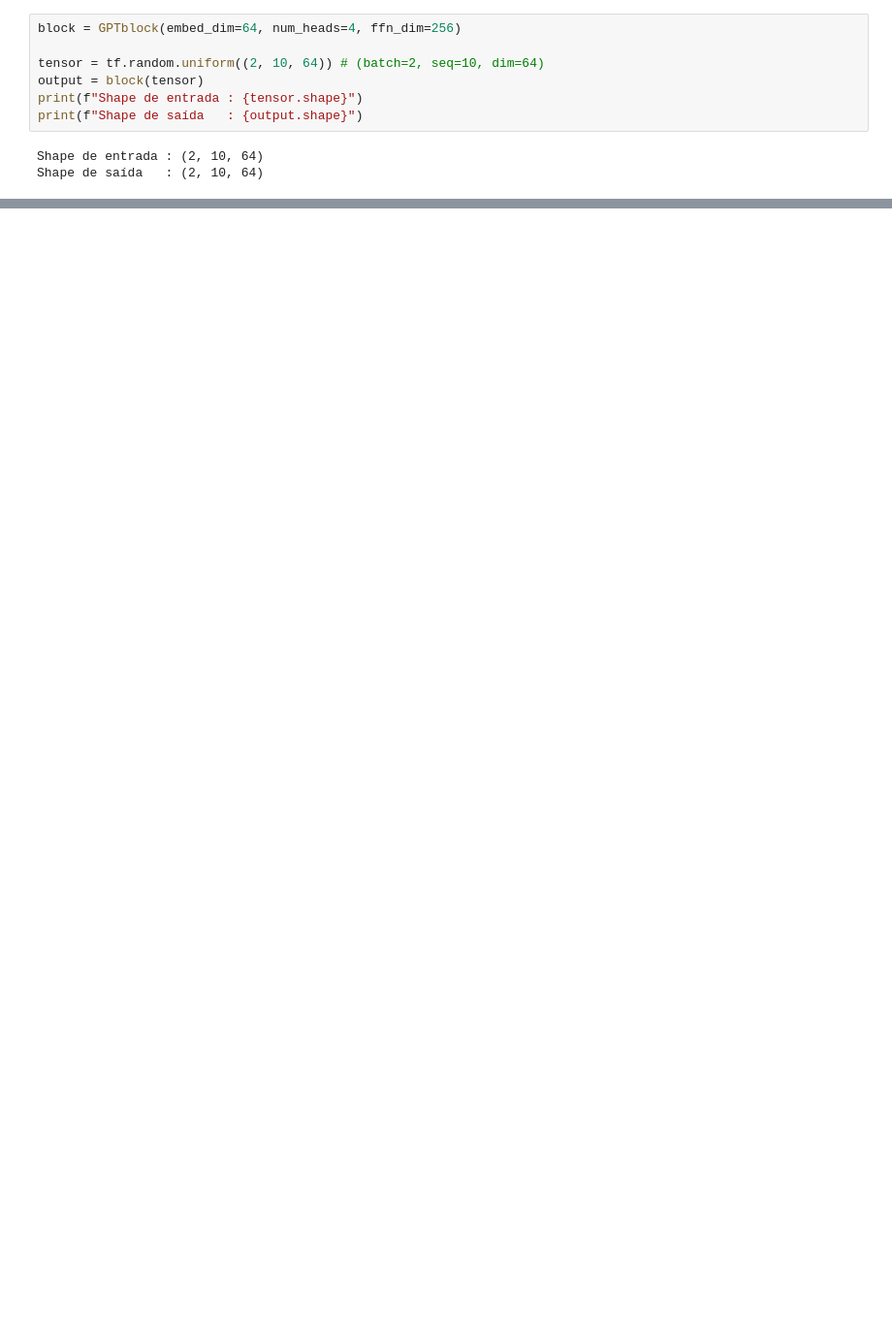
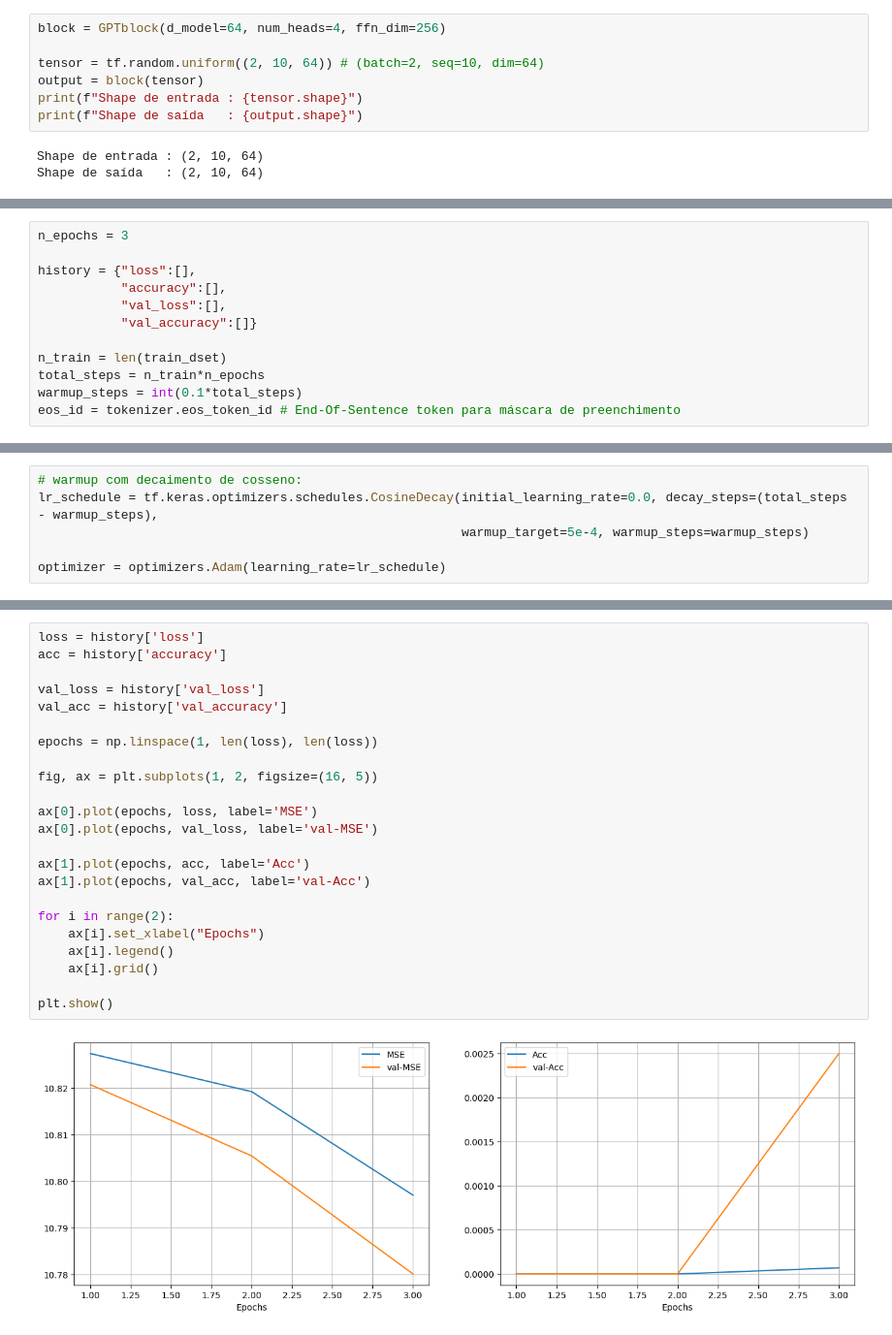
Before and after one commit to gilcesarf/imd1107-202601, a Jupyter notebook: 3-unidade/18-o-modelo-gpt.ipynb, the cells around one changed output, grey strips where cells are left out. Shown at 97% size. Cells and saved outputs as stored; diff of their text form; blank space fills up the shorter version.

```diff
--- a/3-unidade/18-o-modelo-gpt.ipynb
+++ b/3-unidade/18-o-modelo-gpt.ipynb
@@ -267,7 +268,7 @@ class GPTblock(layers.Layer):
 
         return x + ffn_out
 # %%
-block = GPTblock(embed_dim=64, num_heads=4, ffn_dim=256)
+block = GPTblock(d_model=64, num_heads=4, ffn_dim=256)
 
 tensor = tf.random.uniform((2, 10, 64)) # (batch=2, seq=10, dim=64)
 output = block(tensor)
@@ -278,0 +362,12 @@ Shape de saída   : (2, 10, 64)
+# %%
+n_epochs = 3
+
+history = {"loss":[],
+           "accuracy":[],
+           "val_loss":[],
+           "val_accuracy":[]}
+
+n_train = len(train_dset)
+total_steps = n_train*n_epochs
+warmup_steps = int(0.1*total_steps)
+eos_id = tokenizer.eos_token_id # End-Of-Sentence token para máscara de preenchimento
@@ -278,0 +432,6 @@ Shape de saída   : (2, 10, 64)
+# %%
+# warmup com decaimento de cosseno:
+lr_schedule = tf.keras.optimizers.schedules.CosineDecay(initial_learning_rate=0.0, decay_steps=(total_steps - warmup_steps),
+                                                        warmup_target=5e-4, warmup_steps=warmup_steps)
+
+optimizer = optimizers.Adam(learning_rate=lr_schedule)
@@ -278,0 +511,25 @@ Shape de saída   : (2, 10, 64)
+# %%
+loss = history['loss']
+acc = history['accuracy']
+
+val_loss = history['val_loss']
+val_acc = history['val_accuracy']
+
+epochs = np.linspace(1, len(loss), len(loss))
+
+fig, ax = plt.subplots(1, 2, figsize=(16, 5))
+
+ax[0].plot(epochs, loss, label='MSE')
+ax[0].plot(epochs, val_loss, label='val-MSE')
+
+ax[1].plot(epochs, acc, label='Acc')
+ax[1].plot(epochs, val_acc, label='val-Acc')
+
+for i in range(2):
+    ax[i].set_xlabel("Epochs")
+    ax[i].legend()
+    ax[i].grid()
+
+plt.show()
+# %% [output]
+[figure, added]
```
Also changed, not shown: parts of 24 cells of this notebook, 1 other file.
